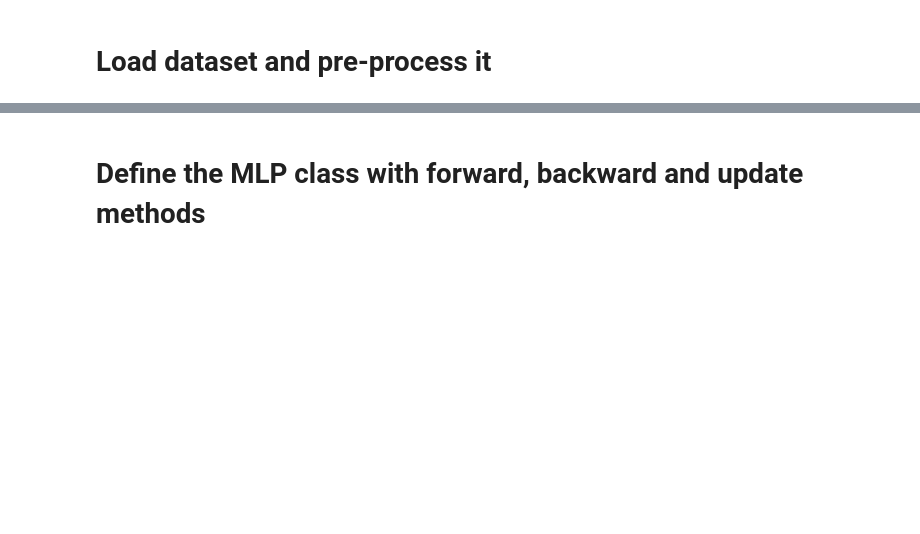
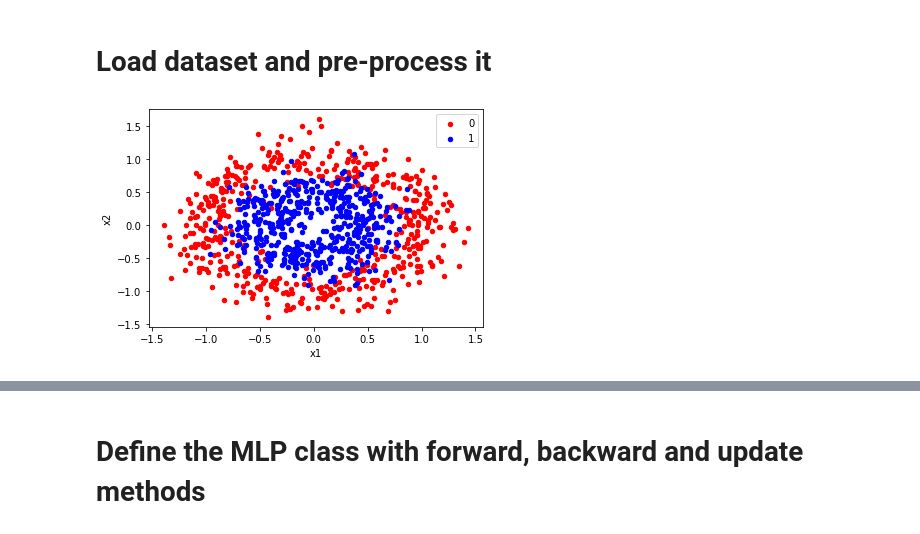
Before and after one commit to Bourhano/TelecomParis, a Jupyter notebook: DeepLearning1/1-MLP/DL1_20202021_Lab_MLP_python_student.ipynb, the cells around one changed output, grey strips where cells are left out. Saved outputs shown, nothing was run; the diff lists cells and outputs as text; code cells hidden in the pictures; blank space fills up the shorter version.

```diff
--- a/DeepLearning1/1-MLP/DL1_20202021_Lab_MLP_python_student.ipynb
+++ b/DeepLearning1/1-MLP/DL1_20202021_Lab_MLP_python_student.ipynb
@@ -190,15 +190,17 @@ def F_computeAccuracy(hat_y, y):
 # %%
 X, y = datasets.make_circles(n_samples=1000, noise=0.2, factor=0.5)
 
 from pandas import DataFrame
 # scatter plot, dots colored by class value
-df = DataFrame(dict(x=X[:,0], y=X[:,1], label=y))
+df = DataFrame(dict(x1=X[:,0], x2=X[:,1], label=y))
 colors = {0:'red', 1:'blue'}
 fig, ax = plt.subplots()
 grouped = df.groupby('label')
 for key, group in grouped:
-    group.plot(ax=ax, kind='scatter', x='x', y='y', label=key, color=colors[key])
+    group.plot(ax=ax, kind='scatter', x='x1', y='x2', label=key, color=colors[key])
 plt.show()
+# %% [output]
+[figure, added]
 # %%
 print("X.shape: {}".format(X.shape))
 print("y.shape: {}".format(y.shape))
```
Also changed, not shown: parts of 9 cells of this notebook, 2 other files.
